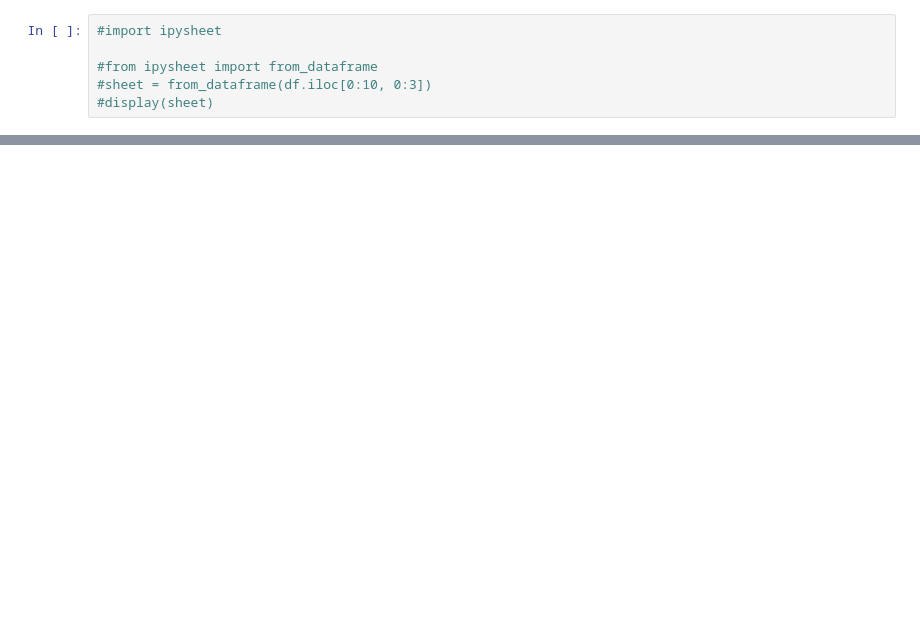
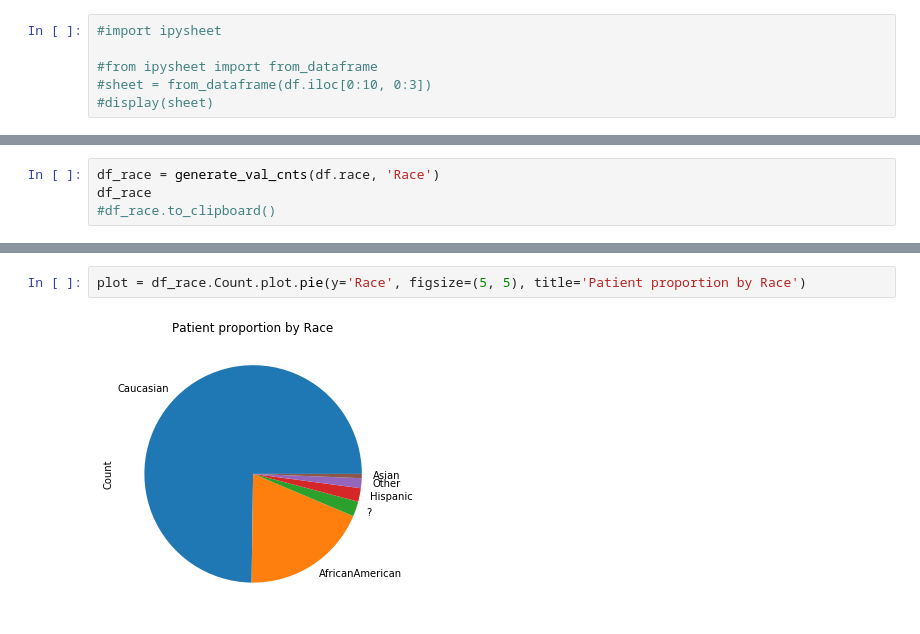
Before and after one commit to dsivie/hospital_readmissions, a Jupyter notebook: hospital_readmissions.ipynb, the cells around one changed output, grey strips where cells are left out. Cells and saved outputs as stored; diff of their text form; blank space fills up the shorter version.

```diff
--- a/hospital_readmissions.ipynb
+++ b/hospital_readmissions.ipynb
@@ -31,0 +156,4 @@ QgridWidget(grid_options={'fullWidthRows': True, 'syncColumnCellResize': True, '
+# %%
+df_race = generate_val_cnts(df.race, 'Race')
+df_race
+#df_race.to_clipboard()
@@ -31,0 +169,4 @@ QgridWidget(grid_options={'fullWidthRows': True, 'syncColumnCellResize': True, '
+# %%
+plot = df_race.Count.plot.pie(y='Race', figsize=(5, 5), title='Patient proportion by Race')
+# %% [output]
+[figure, added]
```
Also changed, not shown: parts of 22 cells of this notebook.
